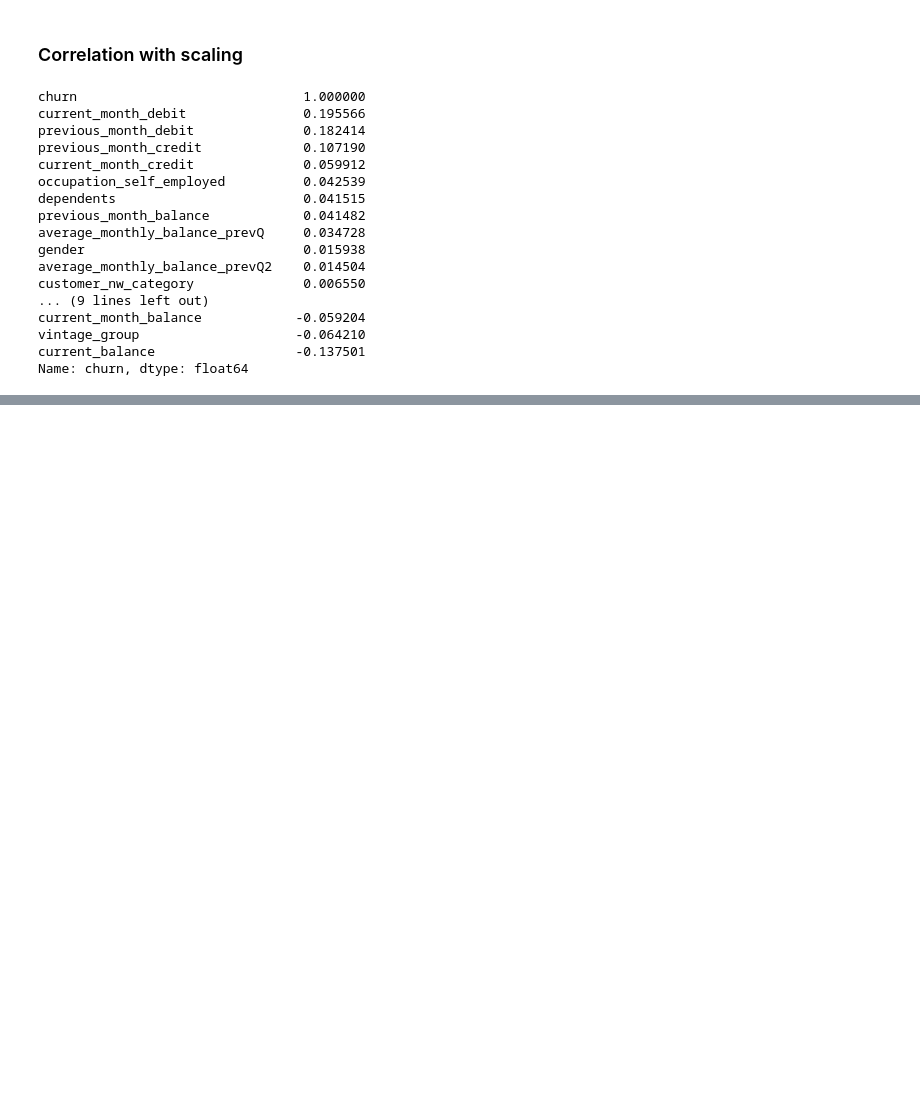
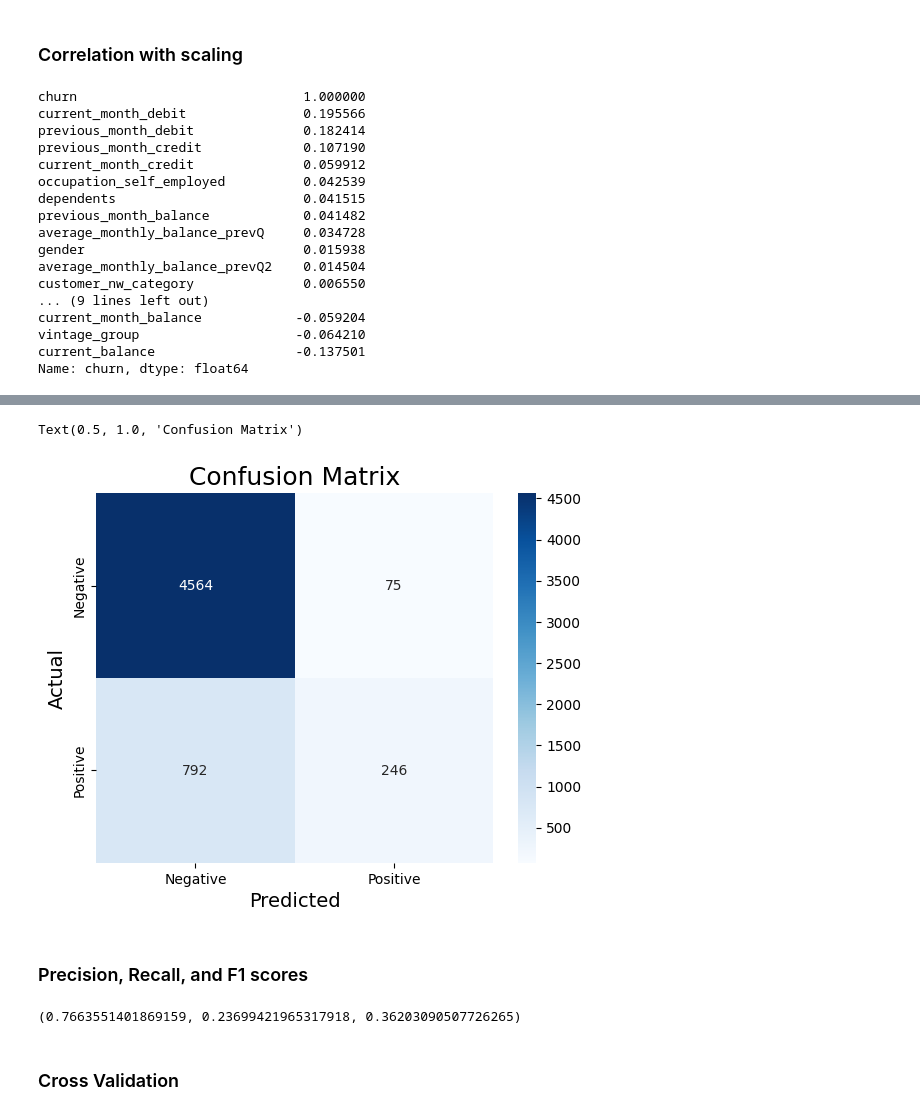
Before and after one commit to Lian-La-Fey/Churn-Prediction-ML, a Jupyter notebook: customer_churn_prediction.ipynb, the cells around one changed output, grey strips where cells are left out. Drawn from its saved outputs; the diff is of its cells as text; code cells hidden in the pictures; blank space fills up the shorter version.

```diff
--- a/customer_churn_prediction.ipynb
+++ b/customer_churn_prediction.ipynb
@@ -383,0 +422,22 @@ Name: churn, dtype: float64
+# %%
+y_pred = model.predict(X_test)
+cm = confusion_matrix(y_test, y_pred)
+sns.heatmap(cm, annot=True, cmap='Blues', fmt='g',
+            xticklabels=["Negative", "Positive"], yticklabels=["Negative", "Positive"])
+plt.xlabel('Predicted', fontsize=14)
+plt.ylabel('Actual', fontsize=14)
+plt.title('Confusion Matrix', fontsize=18)
+# %% [output]
+Text(0.5, 1.0, 'Confusion Matrix')
+[figure, added]
+# %% [markdown]
+### Precision, Recall, and F1 scores
+# %%
+from sklearn.metrics import recall_score, precision_score, f1_score
+
+
+precision_score(y_test, y_pred), recall_score(y_test, y_pred), f1_score(y_test, y_pred)
+# %% [output]
+(0.7663551401869159, 0.23699421965317918, 0.36203090507726265)
+# %% [markdown]
+### Cross Validation
```
Also changed, not shown: parts of 21 cells of this notebook.
